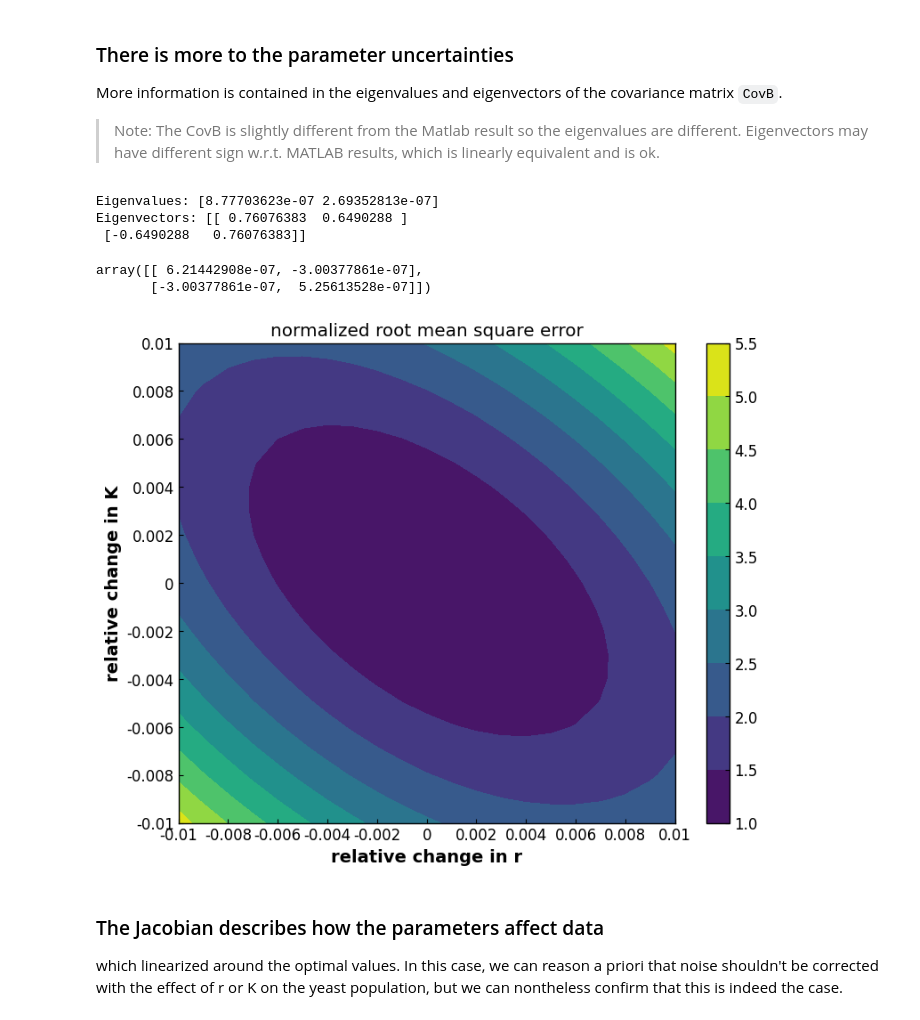
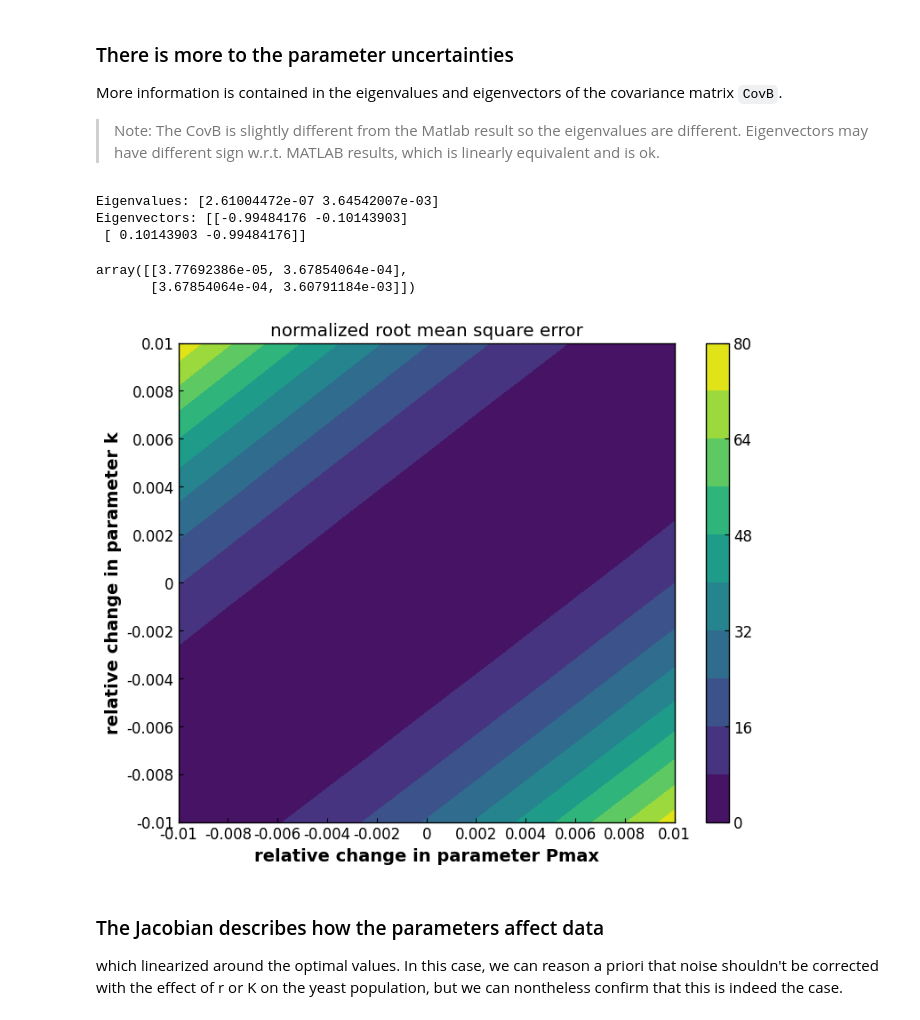
Before and after one commit to ldbd1/Webpage, a Jupyter notebook: 05_model_fitting/fit_yeast_ode.ipynb, the cells around one changed output. Drawn from its saved outputs; the diff is of its cells as text; code cells hidden in the pictures.

```diff
--- a/05_model_fitting/fit_yeast_ode.ipynb
+++ b/05_model_fitting/fit_yeast_ode.ipynb
@@ -61,7 +61,7 @@ loc = ('usain_bolt.csv')
 
 # Read in the data from the Carlson 1913 paper
 # Read in Excel, set up Series
-yeast_data = pd.read_csv(loc)
+running_data = pd.read_csv(loc)
 #yeast_data = pd.read_excel(loc, index_col=None, header='infer')
 
 # For simplicity, we shall assume the initial yeast amount is precisely
@@ -70,8 +70,8 @@ yeast_data = pd.read_csv(loc)
 
 # Separate time and amount into separate Series
 # Make sure to start at hours = 1 for the data fitting
-time = yeast_data.iloc[1:,1]
-amount = yeast_data.iloc[1:,0]
+time = running_data.iloc[1:,1]
+pos = running_data.iloc[1:,0]
 
 time = time - 0.146 # Subtracting off reaction time from 2009 from csv file
 
@@ -196,13 +196,13 @@ Estimated beta parameters
  beta1: 9.848227997717519
 # %%
 # Compute the residue
-residue = amount - analytical_logistic(time, *beta)
+residue = pos - analytical_logistic(time, *beta)
 #residue = amount - ode45_logistic(time, *beta) # example for using an ODE solver
 # Compute the mean squared error
 MSE = residue.T@residue / (time.size-2)
 
 # Compute the covariance matrix for the parameters
-CovB = np.linalg.inv(J.T.dot(J)) # CovB is the covariance matrix for the parameters
+CovB = np.linalg.inv(J.T.dot(J)) * 0.01 # CovB is the covariance matrix for the parameters, multiply by 0.1^2 for position error
 
 print('CovB=', CovB)
 # %% [output]
@@ -426,14 +425,14 @@ eigenvalues,eigenvectors = np.linalg.eig(CovB)
 print("Eigenvalues:",eigenvalues)
 print("Eigenvectors:",eigenvectors)
 # %% [output]
-Eigenvalues: [8.77703623e-07 2.69352813e-07]
-Eigenvectors: [[ 0.76076383  0.6490288 ]
- [-0.6490288   0.76076383]]
+Eigenvalues: [2.61004472e-07 3.64542007e-03]
+Eigenvectors: [[-0.99484176 -0.10143903]
+ [ 0.10143903 -0.99484176]]
 # %%
 CovB
 # %% [output]
-array([[ 6.21442908e-07, -3.00377861e-07],
-       [-3.00377861e-07,  5.25613528e-07]])
+array([[3.77692386e-05, 3.67854064e-04],
+       [3.67854064e-04, 3.60791184e-03]])
 # %%
 # Code to visualize the errors
 b1 = np.arange(0.99, 1.01, 0.001)
@@ -443,34 +442,34 @@ rmse = np.zeros((len(b1),len(b2)))
 
 for i in range(len(b1)):
     for j in range(len(b2)):
-        rmse[i,j]=np.linalg.norm(amount-ode45_logistic(time,beta[0]*B1[i,j],beta[1]*B2[i,j]))
+        rmse[i,j]=np.linalg.norm(pos-analytical_logistic(time,beta[0]*B1[i,j],beta[1]*B2[i,j]))
 
 normalized_mse = np.power(rmse,2) / MSE / (time.size-2)
 # time.size-2 is the number of data points minus the number of parameters
 # %%
 # Plot error
 fig, ax = plt.subplots(1,1,figsize=(9,7))
 
 img = ax.contourf(B1-1., B2-1., normalized_mse, 9)
 
 # Set colorbar
 cbar = fig.colorbar(img, ax=ax)
 
 # Set xticks and yticks to match MATLAB results
 ticks = [-0.01, -0.008, -0.006, -0.004, -0.002, 0, 0.002, 0.004, 0.006, 0.008, 0.01]
 ax.set_xticks(ticks)
 ax.set_xticklabels(ticks)
 ax.set_yticks(ticks)
 ax.set_yticklabels(ticks)
 
 # Set title and axes labels
 ax.set_title('normalized root mean square error')
-ax.set_xlabel('relative change in r')
-ax.set_ylabel('relative change in K')
+ax.set_xlabel('relative change in parameter Pmax')
+ax.set_ylabel('relative change in parameter k')
 
 plt.show()
 # %% [output]
-[figure, old version]
+[figure, new version]
 # %% [markdown]
 ### The Jacobian describes how the parameters affect data
 
```
Also changed, not shown: parts of 12 cells of this notebook.
